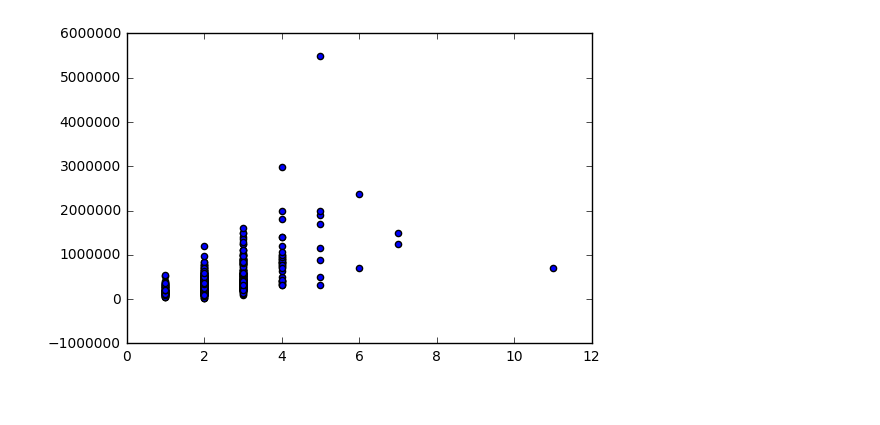
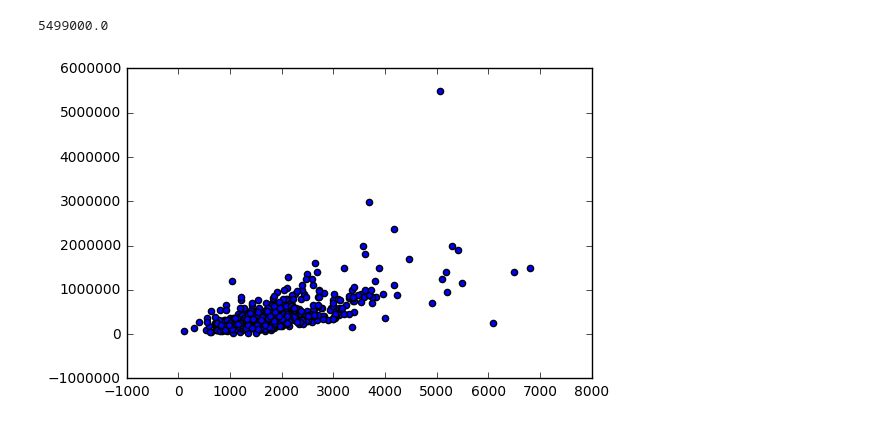
Before and after one commit to phielp/Leren-2016, a Jupyter notebook: Assignment1.ipynb, the cells around one changed output. Drawn from its saved outputs; the diff is of its cells as text; code cells hidden in the pictures.

```diff
--- a/Assignment1.ipynb
+++ b/Assignment1.ipynb
@@ -1,36 +1,33 @@
 # %%
 import numpy as np
 import matplotlib.pyplot as plt
 
 data = np.loadtxt("HousesRegr.csv", skiprows = 1, delimiter=';');
 # ID, Bedrooms, Bathrooms, Size, Price
 
 def loadData(feature):
-    # if feature in ["Bedrooms", "Bathrooms", "Size"]
     if feature == "Bedrooms":
+        index = 1
+    elif feature == "Bathrooms":
         index = 2
-    elif feature == "Bathrooms":
+    elif feature == "Size":
         index = 3
-    elif feature == "Size":
-        index = 4
     else:
         print("invalid input")
         exit
 
     x = data[:,index]
     return(x)
 
-
-# print(x)
-# print(x)
-
 def plotData(x,y):
     plt.scatter(x,y)
     plt.show()
 
-x = loadData("Bedrooms")
+x = loadData("Size")
 y = data[:,4]
+print(max(y))
 plotData(x,y)
 # %% [output]
+5499000.0
-[figure, old version]
+[figure, new version]
 # %%
```
Also changed, not shown: parts of 1 cell of this notebook, 1 other file.
